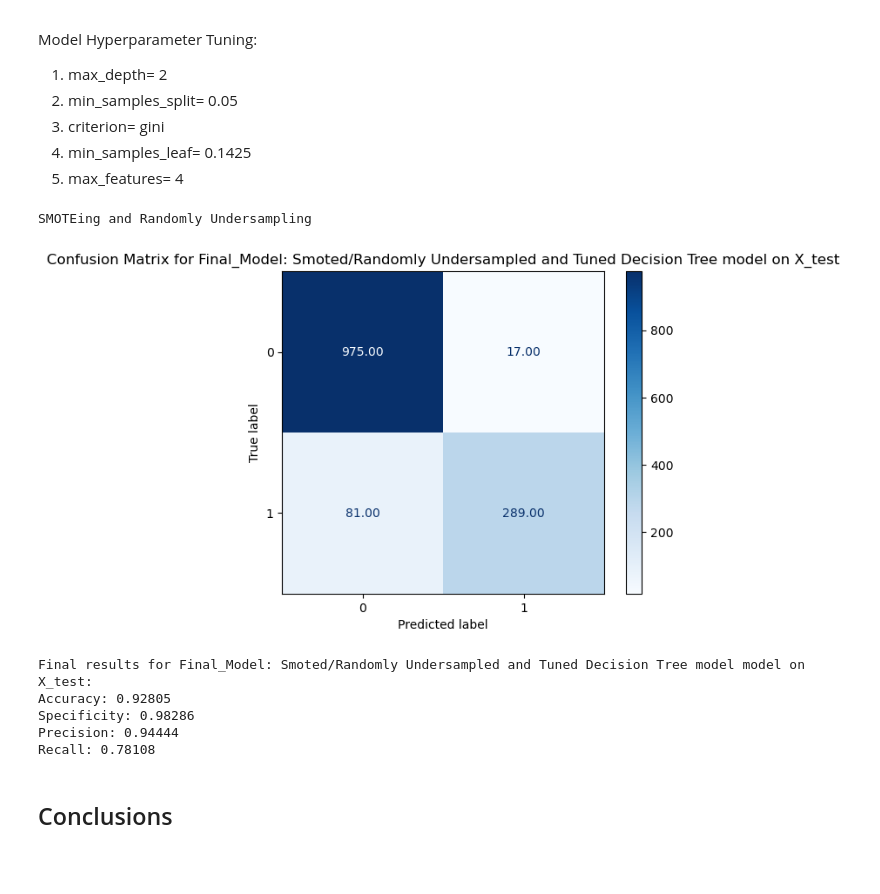
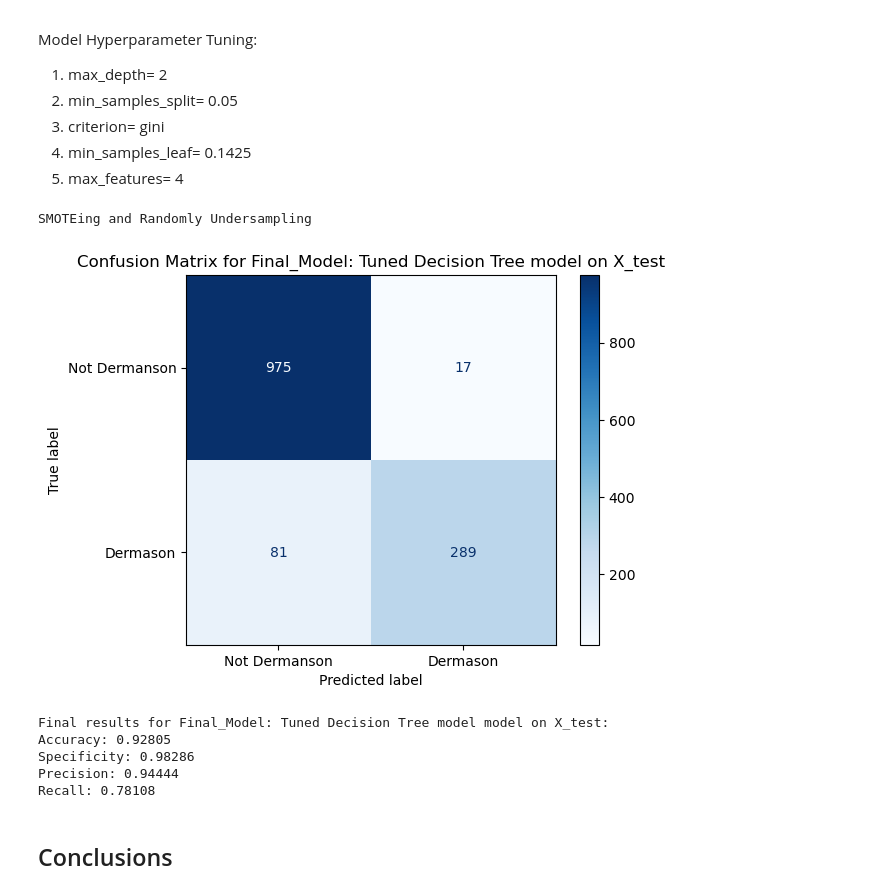
Before and after one commit to AndrewReusche/Bean_recognition_analysis, a Jupyter notebook: Automation_Integration_Via_Dermason_Bean_Classification.ipynb, the cells around one changed output. Saved outputs shown, nothing was run; the diff lists cells and outputs as text; code cells hidden in the pictures; blank space fills up the shorter version.

```diff
--- a/Automation_Integration_Via_Dermason_Bean_Classification.ipynb
+++ b/Automation_Integration_Via_Dermason_Bean_Classification.ipynb
@@ -575,8 +728,7 @@ for data, data_name in zip(data_sets, ["X_train", "X_train_Norm"]):
                 for c in C:
                     for solvera in solvers:
                         model_kwargs= {'C': c, 'solver': solvera, 'fit_intercept': fit, 'penalty': 'l2' }
-                        print(model_kwargs)
-                        temp= ModelWithCV(model_instantiator= LogisticRegression,
+                        temp= ModelWithGridCV(model_instantiator= LogisticRegression,
                                                             model_name= 'Tuned_LR_Model',
                                                             X= data,
                                                             y= y_train,
@@ -587,6 +739,3 @@ for data, data_name in zip(data_sets, ["X_train", "X_train_Norm"]):
 
                         lr_metric_tracker.append(temp.print_cv_summary())
                         lr_data_and_scaler.append(data_name)
-
-                        print()
-                        print('#### NEXT ITERATION###')
@@ -819,9 +928,8 @@ for data, data_name in zip(data_sets, ["X_train", "X_train_Norm"]):
                                         model_kwargs= {'max_depth': depth, 'min_samples_split': samp_split,
                                                         'criterion': crit, 'min_samples_leaf': samp_leafs,
                                                         'max_features': num_feat}
-                                        print(model_kwargs)
                                         #instantiate the class
-                                        temp= ModelWithCV(model_instantiator= DecisionTreeClassifier,
+                                        temp= ModelWithGridCV(model_instantiator= DecisionTreeClassifier,
                                                                             model_name= 'Tuned_DT_Model',
                                                                             X= data,
                                                                             y= y_train,
@@ -832,6 +940,3 @@ for data, data_name in zip(data_sets, ["X_train", "X_train_Norm"]):
 
                                         dt_metric_tracker.append(temp.print_cv_summary())
                                         dt_data_and_scaler.append(data_name)
-
-                                        print()
-                                        print('#### NEXT ITERATION###')
@@ -1058,8 +1134,10 @@ class Model_with_final():
     #print the confusion matrix of the test set
     def plot_conf_matrix(self):
         if self.final_conf_matrix is not None:
-            disp = ConfusionMatrixDisplay(confusion_matrix=self.final_conf_matrix)
-            disp.plot(cmap=plt.cm.Blues, values_format='.2f')
+            labels= ['Not Dermanson', 'Dermason']
+            disp = ConfusionMatrixDisplay(confusion_matrix=self.final_conf_matrix,
+                                         display_labels= labels)
+            disp.plot(cmap=plt.cm.Blues, values_format='.0f')
             plt.title(f"Confusion Matrix for {self.name} on X_test")
             plt.show()
 # %% [markdown]
@@ -1083,24 +1161,24 @@ Model Hyperparameter Tuning:
 # %%
 model_kwargs= {'max_depth': 2, 'min_samples_split': 0.05,
                'criterion': 'gini', 'min_samples_leaf': 0.1425,
                'max_features': 4}
 
 Final_Model_Results= Model_with_final(model_instantiator= DecisionTreeClassifier,
-                                    model_name= 'Final_Model: Smoted/Randomly Undersampled and Tuned Decision Tree model',
+                                    model_name= 'Final_Model: Tuned Decision Tree model',
                                     X_tr = X_train,
                                     y_tr = y_train,
                                      X_te = X_test,
                                      y_te = y_test,
                                      smote_and_rand_und= True,
                                      model_kwargs= model_kwargs)
 
 Final_Model_Results.plot_conf_matrix()
 
 Final_Model_Results.print_final_summary()
 # %% [output]
 SMOTEing and Randomly Undersampling
-[figure, old version]
+[figure, new version]
-Final results for Final_Model: Smoted/Randomly Undersampled and Tuned Decision Tree model model on X_test:
+Final results for Final_Model: Tuned Decision Tree model model on X_test:
 Accuracy: 0.92805
 Specificity: 0.98286
 Precision: 0.94444
```
Also changed, not shown: parts of 13 cells of this notebook, 7 other files.
